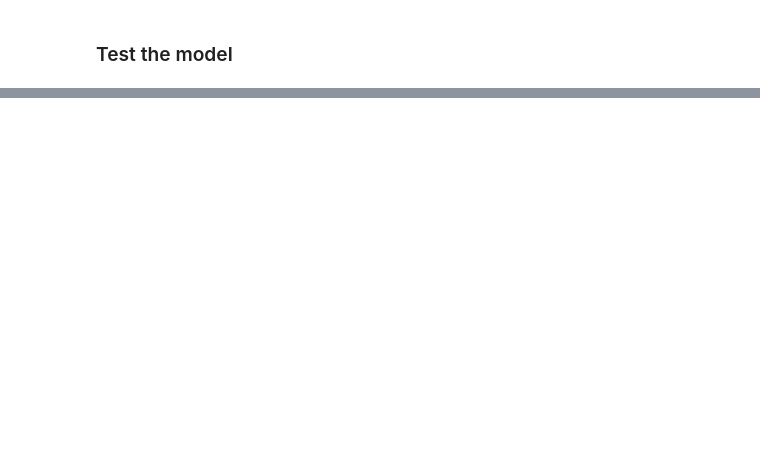
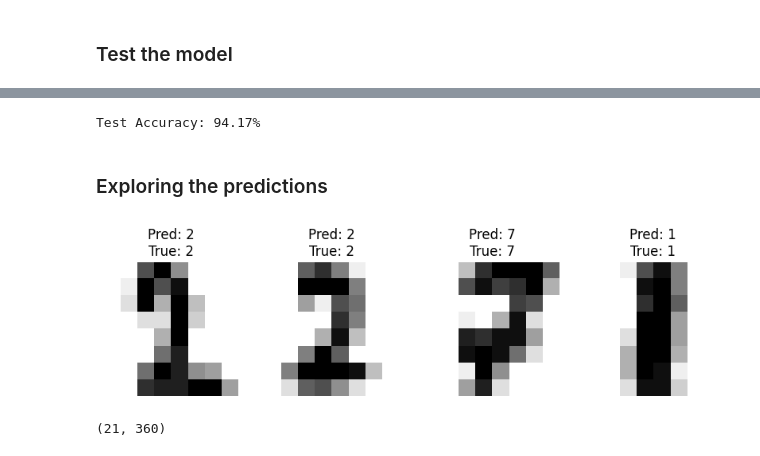
Before and after one commit to fredericstrand/INF201, a Jupyter notebook: projects/MNIST.ipynb, the cells around one changed output, grey strips where cells are left out. Cells and saved outputs as stored; diff of their text form; code cells hidden in the pictures; blank space fills up the shorter version.

```diff
--- a/projects/MNIST.ipynb
+++ b/projects/MNIST.ipynb
@@ -214,6 +256,8 @@ class Layer:
         # Initialize weights with small random values and biases to 0
         self._weights = np.random.randn(input_size, output_size) * 0.1
         self._bias = np.zeros((1, output_size))
+        self.adam_weights = AdamOptimizer(learning_rate)
+        self.adam_bias = AdamOptimizer(learning_rate)
 
     def forward(self, inputs):
         # Calculate the weighted sum of inputs + biases
@@ -223,14 +267,14 @@ class Layer:
     def backward(self, d_output, learning_rate):
         # Gradient of weights and biases based on the error signal (d_output)
         d_weights = np.dot(self._inputs.T, d_output)
-        d_biases = np.sum(d_output, axis=0, keepdims=True)
+        d_bias = np.sum(d_output, axis=0, keepdims=True)
 
         # Gradient of the input to pass to the previous layer
         d_inputs = np.dot(d_output, self._weights.T)
 
         # Update weights and biases
-        self._weights -= learning_rate * d_weights
-        self._biases -= learning_rate * d_biases
+        self._weights = self.adam_weights.update(self._weights, d_weights)
+        self._bias = self.adam_bias.update(self._bias, d_bias)
 
         return d_inputs
 
@@ -277,12 +323,22 @@ class NeuralNetwork:
+# %%
+from scipy.ndimage import rotate
+
+def random_rotate_image(image):
+    angle = np.random.uniform(-30, 30)
+    return rotate(image, angle, reshape=False)
+
+# Augmenting data by rotating images by 30 degrees
+X_train = np.concatenate([X_train, random_rotate_image(X_train)], axis=0)
+y_train = np.concatenate([y_train, y_train], axis=0)
 # %% [markdown]
 ### Test the model
 # %%
 # Hyperparameters
-input_size = 784
-hidden_size = 64
+input_size = 64
+hidden_size = 256
 output_size = 10
 epochs = 1000
-learning_rate = 0.01
+learning_rate = 0.0001
 
 # Initialize the neural network
 nn = NeuralNetwork(input_size, hidden_size, output_size)
@@ -293,0 +365,31 @@ ValueError: shapes (1437,64) and (784,64) not aligned: 64 (dim 1) != 784 (dim 0)
+# %%
+# Predict on the test set
+y_pred = nn.predict(X_test)
+
+y_test_labels = y_test
+
+# Calculate accuracy
+accuracy = np.mean(y_pred == y_test_labels)
+print(f"Test Accuracy: {accuracy * 100:.2f}%")
+# %% [output]
+Test Accuracy: 94.17%
+# %% [markdown]
+### Exploring the predictions
+# %%
+# Inspecting four first test images and their predictions
+_, axes = plt.subplots(nrows=1, ncols=4, figsize=(10, 3))
+for i, (ax, image, pred_label) in enumerate(zip(axes, X_test[:4], y_pred[:4])):
+    ax.set_axis_off()
+    ax.imshow(image.reshape(8, 8), cmap=plt.cm.gray_r, interpolation="nearest")
+    ax.set_title(f"Pred: {pred_label}\nTrue: {y_test_labels[i]}")
+
+plt.show()
+# %% [output]
+[figure, added]
+# %%
+# Check how many wrong predictions
+wrong_predictions = np.where(y_pred != y_test_labels)[0]
+
+len(wrong_predictions), len(X_test)
+# %% [output]
+(21, 360)
```
Also changed, not shown: parts of 11 cells of this notebook, 1 other file.
